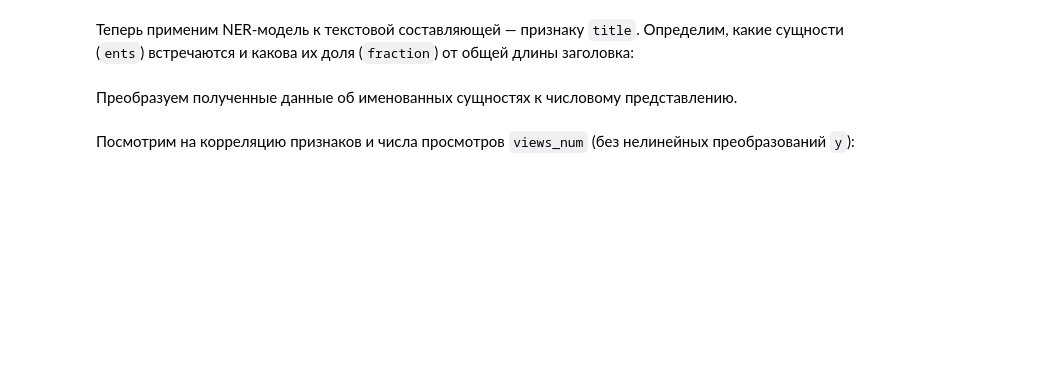
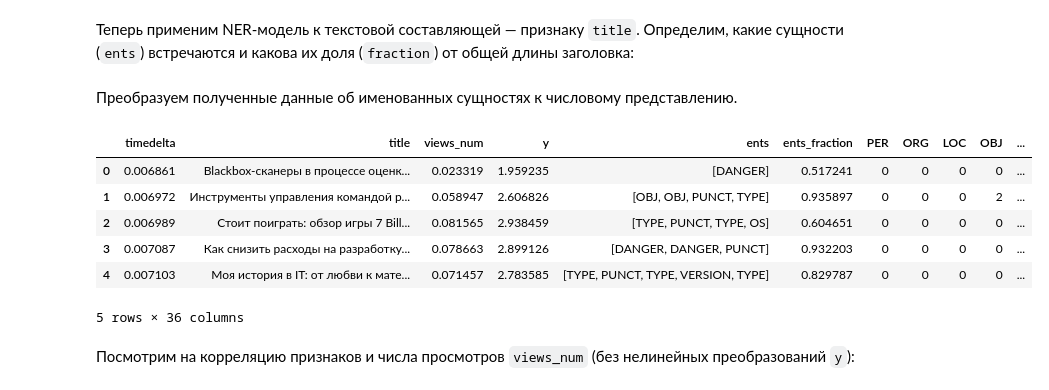
Before and after one commit to matyushkin/title, a Jupyter notebook: ml/main.ipynb, the cells around one changed output. Drawn from its saved outputs; the diff is of its cells as text; code cells hidden in the pictures; blank space fills up the shorter version.

```diff
--- a/ml/main.ipynb
+++ b/ml/main.ipynb
@@ -269,15 +270,35 @@ def out(command):
 
 
 try:
-    nlp = spacy.load("./ner_model/model-best")
+    nlp = spacy.load("./nlp_model/model-best")
 except OSError:
     # если модель ещё не обучалась
     # используем в качестве старта предобученную
     import ru_core_news_lg
     nlp = ru_core_news_lg.load()
-    print(out("spacy init fill-config base_config.cfg config.cfg"))
-    print(out("spacy convert ./train_data/title_ner.conll ./train_data/"))
+    print(out("spacy init fill-config ./nlp_model/base_config.cfg ./nlp_model/config.cfg"))
+    print(out("spacy convert .nlp_model/train_data/title_ner.conll ./nlp_model/train_data/"))
     # это всего лишь прямой вызов из командной строки
-    !spacy train config.cfg --output ./ner_model --paths.train ./train_data/title_ner.spacy --paths.dev ./train_data/title_ner.spacy
+    !spacy train config.cfg --output ./nlp_model --paths.train ./nlp_model/train_data/title_ner.spacy --paths.dev ./nlp_model/train_data/title_ner.spacy
 # %% [markdown]
 На нескольких примерах проверим корректность поиска именованных сущностей:
+# %%
+# в файле tags.json хранятся данные
+with open(f'nlp_model/tags.json') as f:
+    tags = json.load(f)
+
+# определим, какие сущности мы зарезервировали
+tag_names = [list(d.keys())[0] for d in tags]
+
+examples = ['ТОП-3 книги о языке программирования Python',
+            'Всё, что вы хотели знать о JavaScript, но боялись спросить.',
+            'Новые возможности Ubuntu 20.04.']
+
+colors = {"LANG": "linear-gradient(90deg, #aa9cfc, #fc9ce7)"}
+options = {"ents": tag_names, "colors": colors}
+
+for example in examples:
+    doc = nlp(example)
+    displacy.render(doc, style="ent",
+                    options=options,
+                    jupyter=True)
@@ -309,32 +332,33 @@ except FileNotFoundError:
 # %% [markdown]
 Преобразуем полученные данные об именованных сущностях к числовому представлению.
 # %%
-# в файле tags.json хранятся данные
-with open(f'{DATASETS_PATH}/tags.json') as f:
-    tags = json.load(f)
-
-# определим, какие сущности мы зарезервировали
-tag_names = [list(d.keys())[0] for d in tags]
-
 def ents_to_array(ents_list):
     '''Преобразует список именованных сущностей
     для одного заголовка в массив чисел,
     где индекс соответствует номеру сущности,
     а число - количеству появлений в заголовке'''
     line = [0]*len(tag_names)
     for t in ents_list:
         try:
             i = tag_names.index(t)
             line[i] += 1
         except ValueError:
             pass
     return np.array(line, dtype=np.uint8)
 
 ents_array = Xy.ents.progress_apply(ents_to_array)
 data = np.array(ents_array.to_list())
 tmp = pd.DataFrame(data, columns=tag_names)
 Xy = pd.concat([Xy, tmp], axis = 1)
 Xy.head()
+# %% [output]
+|  | timedelta | title | views_num | y | ents | ents_fraction | PER | ORG | LOC | OBJ | ... |
+| 0 | 0.006861 | Blackbox-сканеры в процессе оценк... | 0.023319 | 1.959235 | [DANGER] | 0.517241 | 0 | 0 | 0 | 0 | ... |
+| 1 | 0.006972 | Инструменты управления командой р... | 0.058947 | 2.606826 | [OBJ, OBJ, PUNCT, TYPE] | 0.935897 | 0 | 0 | 0 | 2 | ... |
+| 2 | 0.006989 | Стоит поиграть: обзор игры 7 Bill... | 0.081565 | 2.938459 | [TYPE, PUNCT, TYPE, OS] | 0.604651 | 0 | 0 | 0 | 0 | ... |
+| 3 | 0.007087 | Как снизить расходы на разработку... | 0.078663 | 2.899126 | [DANGER, DANGER, PUNCT] | 0.932203 | 0 | 0 | 0 | 0 | ... |
+| 4 | 0.007103 | Моя история в IT: от любви к мате... | 0.071457 | 2.783585 | [TYPE, PUNCT, TYPE, VERSION, TYPE] | 0.829787 | 0 | 0 | 0 | 0 | ... |
+5 rows × 36 columns
 # %% [markdown]
 Посмотрим на корреляцию признаков и числа просмотров `views_num` (без нелинейных преобразований `y`):
 # %%
```
Also changed, not shown: parts of 6 cells of this notebook, 5 other files.
